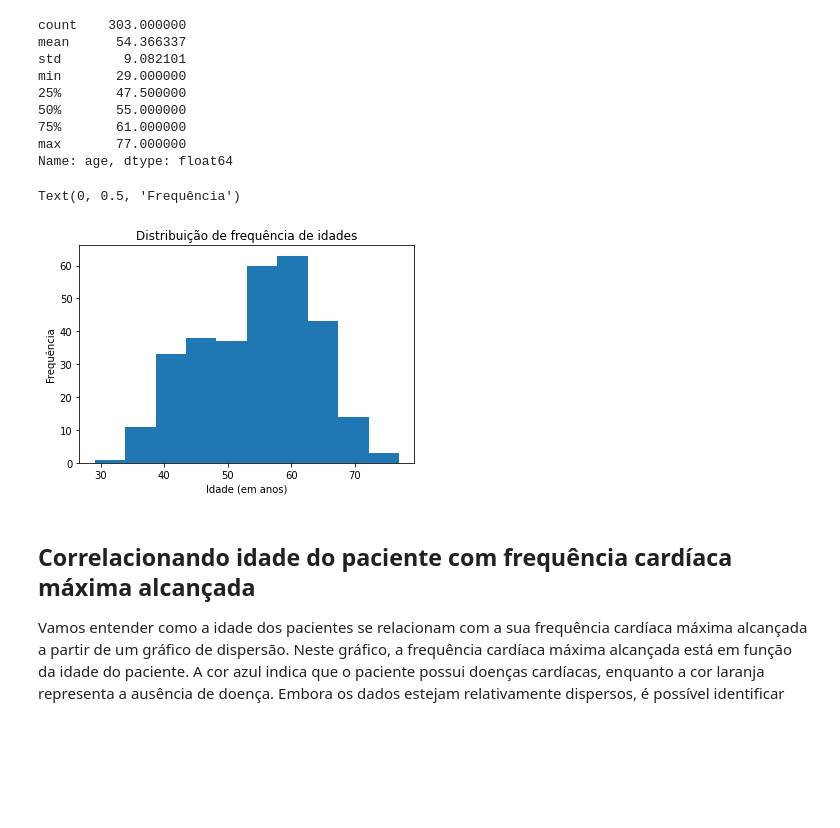
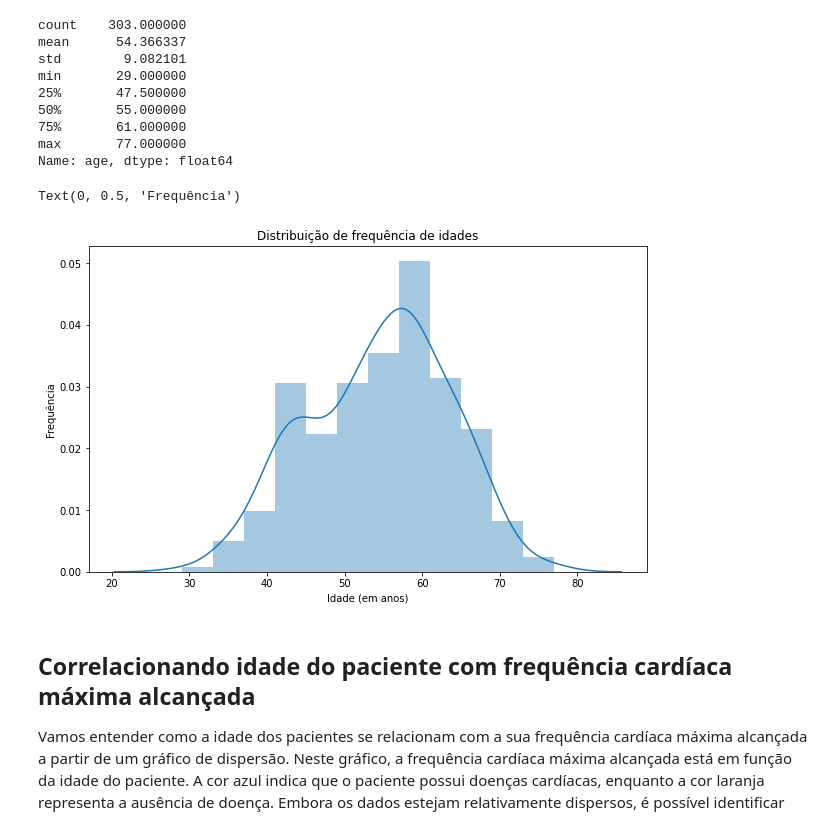
Before and after one commit to ej0733/machine-learning-projects, a Jupyter notebook: heart-disease-classification.ipynb, the cells around one changed output. Drawn from its saved outputs; the diff is of its cells as text; code cells hidden in the pictures; blank space fills up the shorter version.

Commit message:
feat: add distplot for age by seaborn

```diff
--- a/heart-disease-classification.ipynb
+++ b/heart-disease-classification.ipynb
@@ -174,14 +174,15 @@ min       29.000000
 max       77.000000
 Name: age, dtype: float64
 # %%
-df['age'].plot(kind='hist')
+plt.figure(figsize=(10, 6))
+sns.distplot(df['age'])
 
 plt.title('Distribuição de frequência de idades')
 plt.xlabel('Idade (em anos)')
 plt.ylabel('Frequência')
 # %% [output]
 Text(0, 0.5, 'Frequência')
-[figure, old version]
+[figure, new version]
 # %% [markdown]
 ## Correlacionando idade do paciente com frequência cardíaca máxima alcançada
 
```
Also changed, not shown: parts of 4 cells of this notebook.
